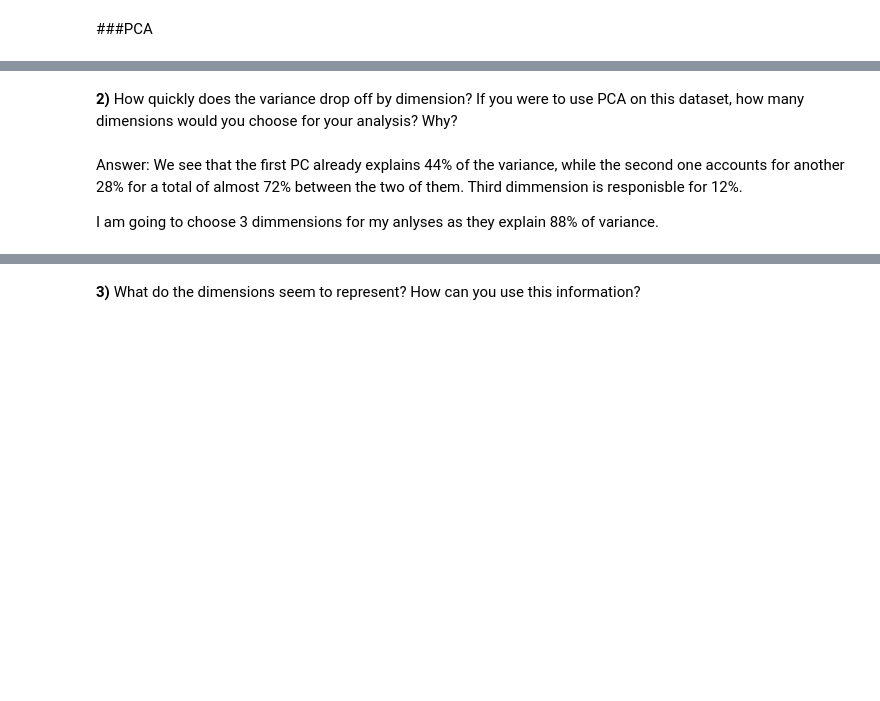
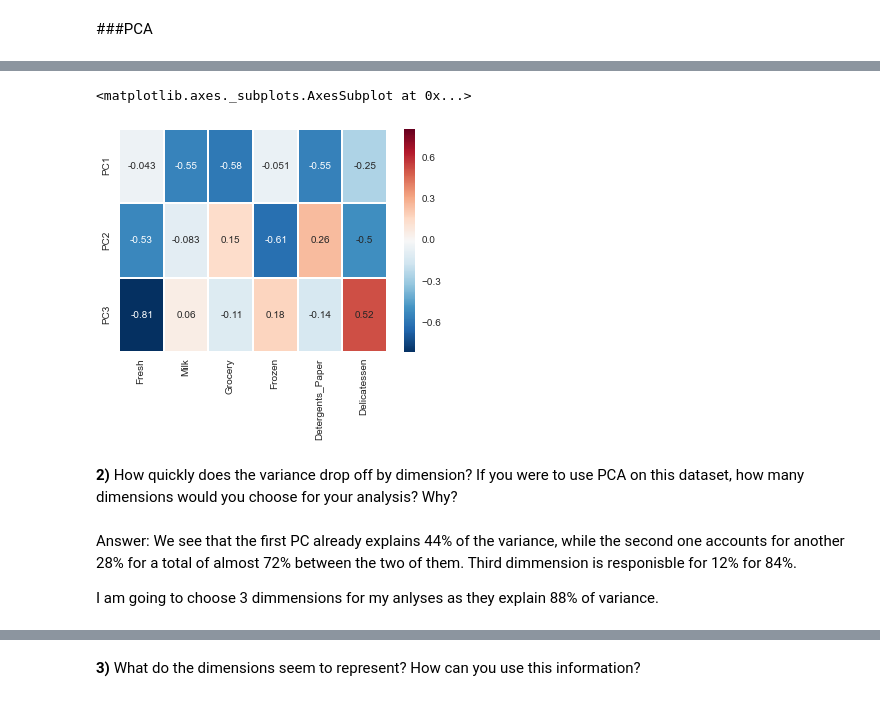
Before and after one commit to talenyc/customer_segmentation, a Jupyter notebook: customer_segments.ipynb, the cells around one changed output, grey strips where cells are left out. Drawn from its saved outputs; the diff is of its cells as text; code cells hidden in the pictures; blank space fills up the shorter version.

```diff
--- a/customer_segments.ipynb
+++ b/customer_segments.ipynb
@@ -80,7 +113,14 @@ explained_variance_ratio_ [ 0.44082893  0.283764    0.12334413]
+# %%
+pca_correlations = pd.DataFrame(pca.components_, columns=data.columns, index=['PC1','PC2', 'PC3'])
+
+sns.heatmap(pca_correlations,  annot=True)
+# %% [output]
+<matplotlib.axes._subplots.AxesSubplot at 0x...>
+[figure, added]
 # %% [markdown]
 **2)** How quickly does the variance drop off by dimension? If you were to use PCA on this dataset, how many dimensions would you choose for your analysis? Why?
 # %% [markdown]
-Answer: We see that the first PC already explains  44% of the variance, while the second one accounts for another 28% for a total of almost 72% between the two of them. Third dimmension is responisble for 12%.
+Answer: We see that the first PC already explains  44% of the variance, while the second one accounts for another 28% for a total of almost 72% between the two of them. Third dimmension is responisble for 12% for 84%.
 
 I am going to choose 3 dimmensions for my anlyses as they explain 88% of variance.
 # %%
```
Also changed, not shown: parts of 25 cells of this notebook, 1 other file.
